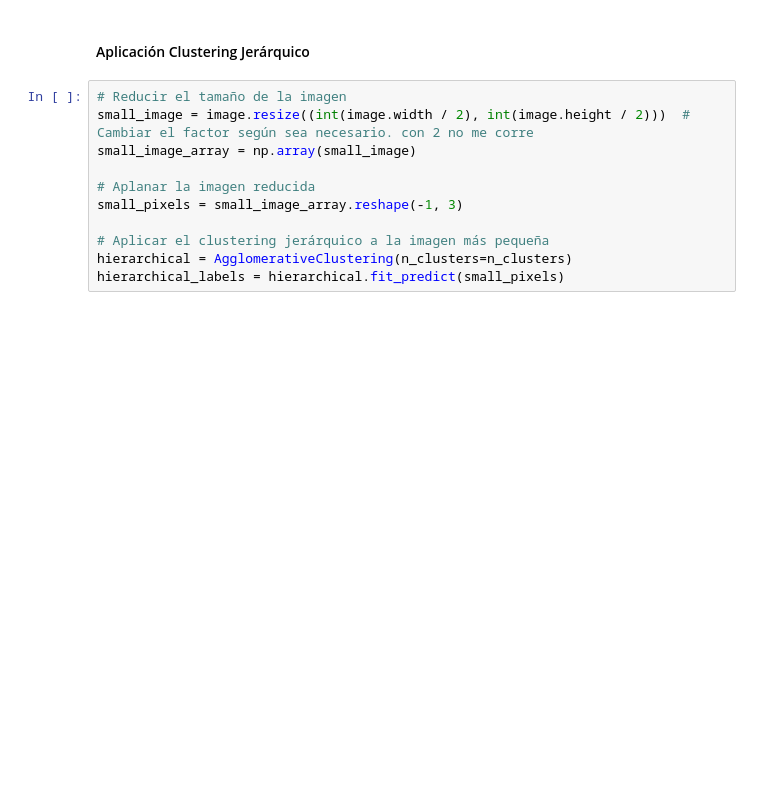
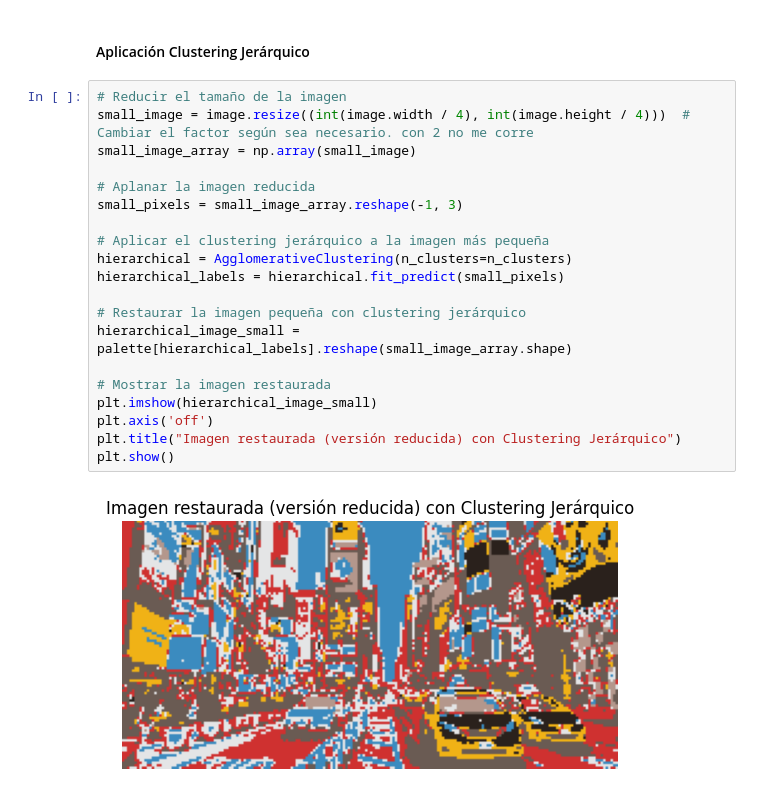
Before and after one commit to Gaddran/Tarea2MachineLearning2024, a Jupyter notebook: Tarea2.ipynb, the cells around one changed output. Drawn from its saved outputs; the diff is of its cells as text; blank space fills up the shorter version.

```diff
--- a/Tarea2.ipynb
+++ b/Tarea2.ipynb
@@ -133,12 +128,23 @@ plt.show()
 #### Aplicación Clustering Jerárquico
 # %%
 # Reducir el tamaño de la imagen
-small_image = image.resize((int(image.width / 2), int(image.height / 2)))  # Cambiar el factor según sea necesario. con 2 no me corre
+small_image = image.resize((int(image.width / 4), int(image.height / 4)))  # Cambiar el factor según sea necesario. con 2 no me corre
 small_image_array = np.array(small_image)
 
 # Aplanar la imagen reducida
 small_pixels = small_image_array.reshape(-1, 3)
 
 # Aplicar el clustering jerárquico a la imagen más pequeña
 hierarchical = AgglomerativeClustering(n_clusters=n_clusters)
 hierarchical_labels = hierarchical.fit_predict(small_pixels)
+
+# Restaurar la imagen pequeña con clustering jerárquico
+hierarchical_image_small = palette[hierarchical_labels].reshape(small_image_array.shape)
+
+# Mostrar la imagen restaurada
+plt.imshow(hierarchical_image_small)
+plt.axis('off')
+plt.title("Imagen restaurada (versión reducida) con Clustering Jerárquico")
+plt.show()
+# %% [output]
+[figure, added]
```
Also changed, not shown: parts of 17 cells of this notebook.
